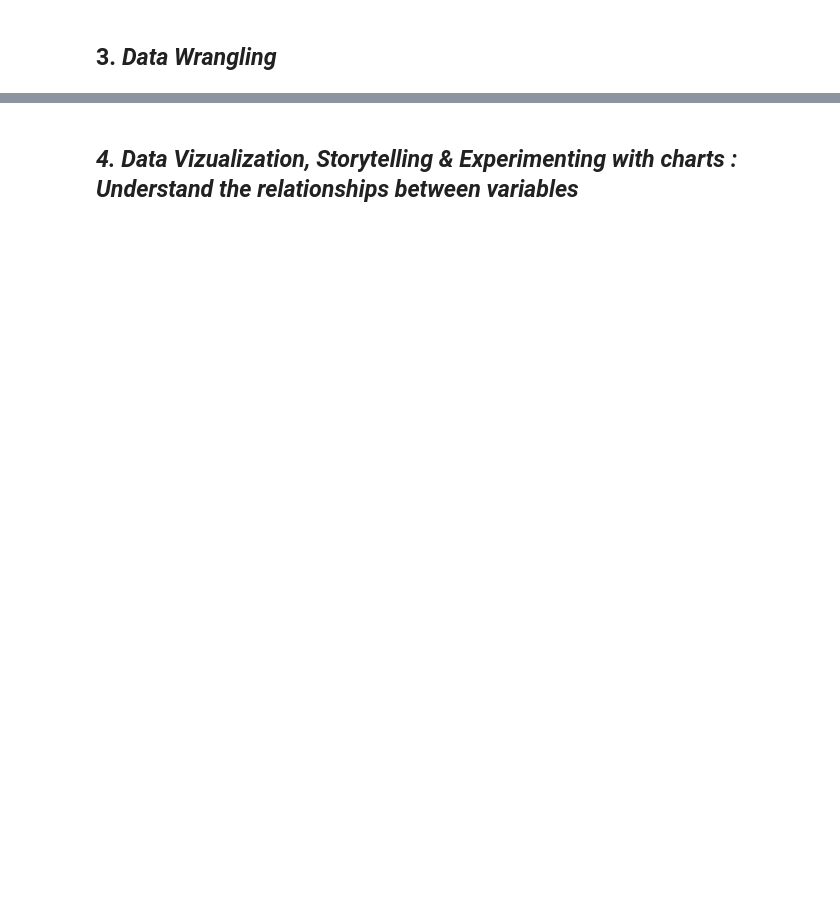
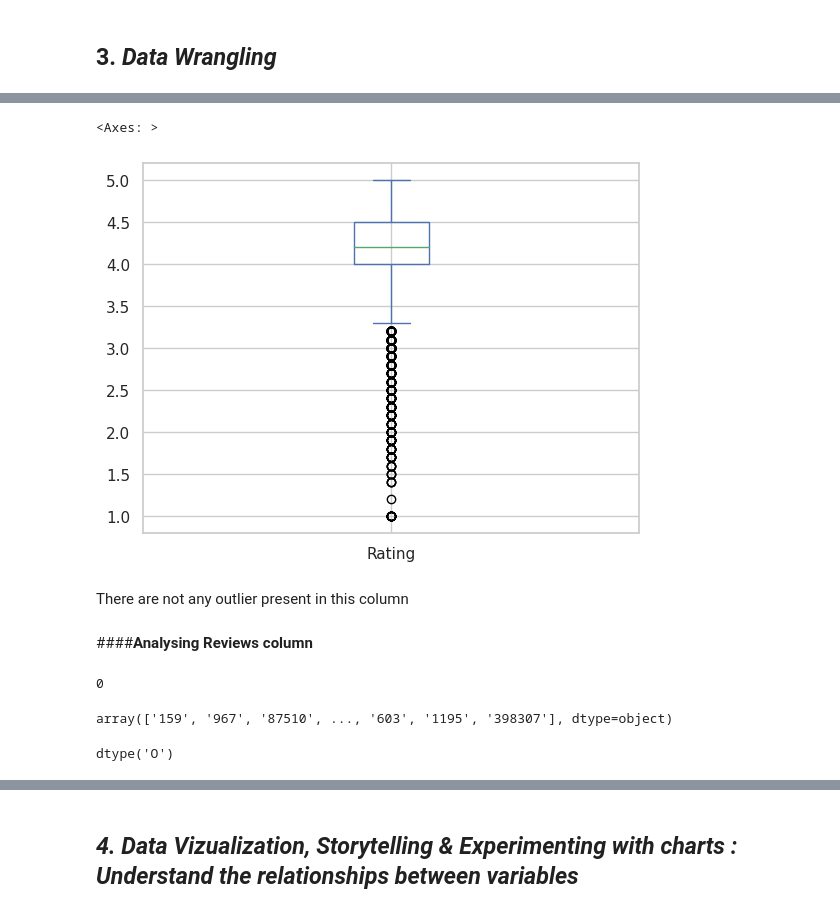
Before and after one commit to AbhinavNautiyal123/playstore_app_analysis, a Jupyter notebook: Play_Store_App_Review_Analysis.ipynb, the cells around one changed output, grey strips where cells are left out. Drawn from its saved outputs; the diff is of its cells as text; code cells hidden in the pictures; blank space fills up the shorter version.

```diff
--- a/Play_Store_App_Review_Analysis.ipynb
+++ b/Play_Store_App_Review_Analysis.ipynb
@@ -185,0 +559,5 @@ Answer Here.
+# %%
+#remove row 10472
+playstore_df.drop(10472,inplace=True)
+# %%
+playstore_df.drop_duplicates(subset='App',inplace=True)
@@ -185,0 +595,10 @@ Answer Here.
+# %%
+x=playstore_df.groupby('Category')['Rating'].mean().reset_index()
+# %%
+def Fill_Rating(row):
+    if pd.isnull(row['Rating']):
+        return x[x['Category'] == row['Category']]['Rating'].values[0]
+    else:
+        return row['Rating']
+
+playstore_df['Rating'] = playstore_df.apply(Fill_Rating, axis=1)
@@ -185,0 +624,24 @@ Answer Here.
+# %%
+playstore_df.Rating.plot(kind='box')
+# %% [output]
+<Axes: >
+[figure, added]
+# %% [markdown]
+There are not any outlier present in this column
+# %% [markdown]
+####**Analysing Reviews column**
+# %%
+#checking null value
+playstore_df.Reviews.isnull().sum()
+# %% [output]
+0
+# %%
+#checking unique values
+playstore_df.Reviews.unique()
+# %% [output]
+array(['159', '967', '87510', ..., '603', '1195', '398307'], dtype=object)
+# %%
+#dtype
+playstore_df.Reviews.dtype
+# %% [output]
+dtype('O')
```
Also changed, not shown: parts of 374 cells of this notebook.
